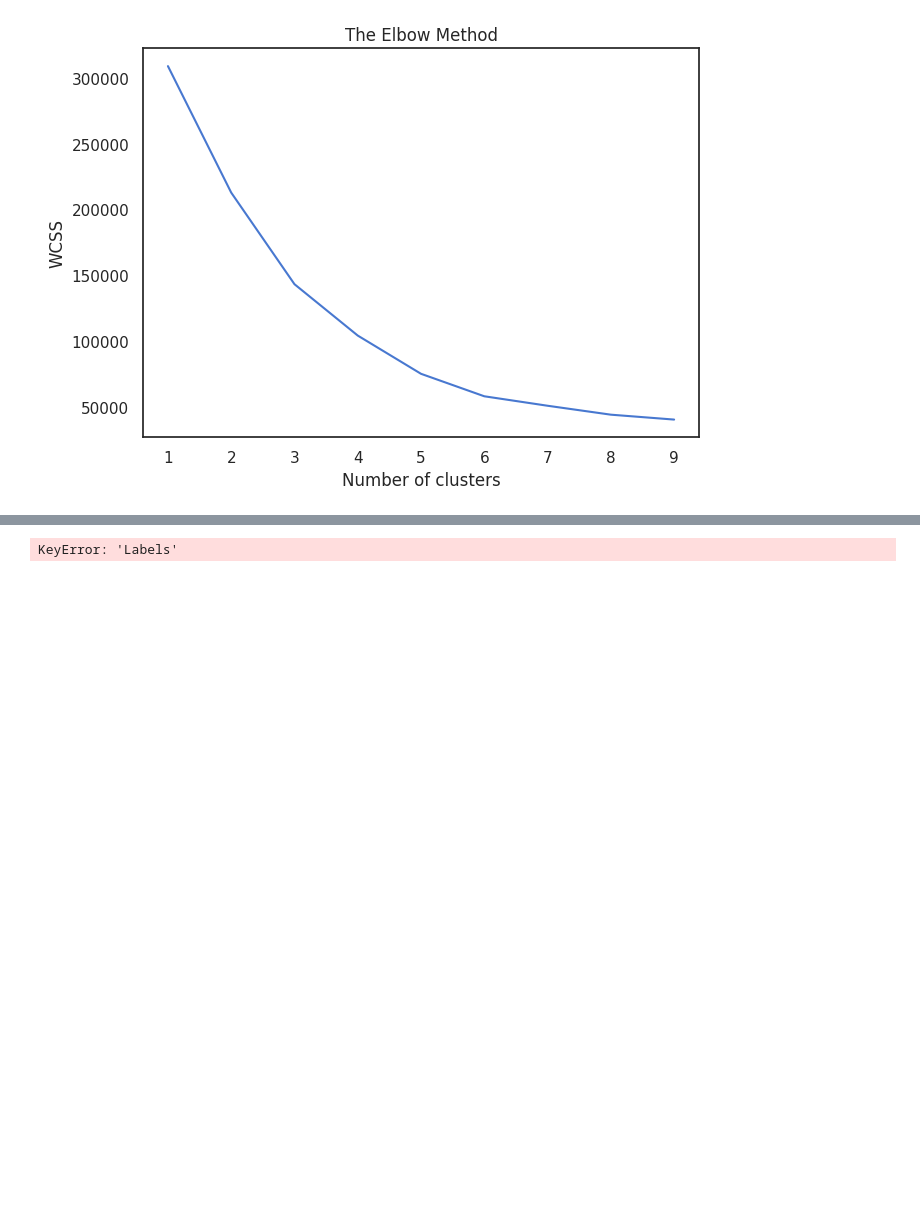
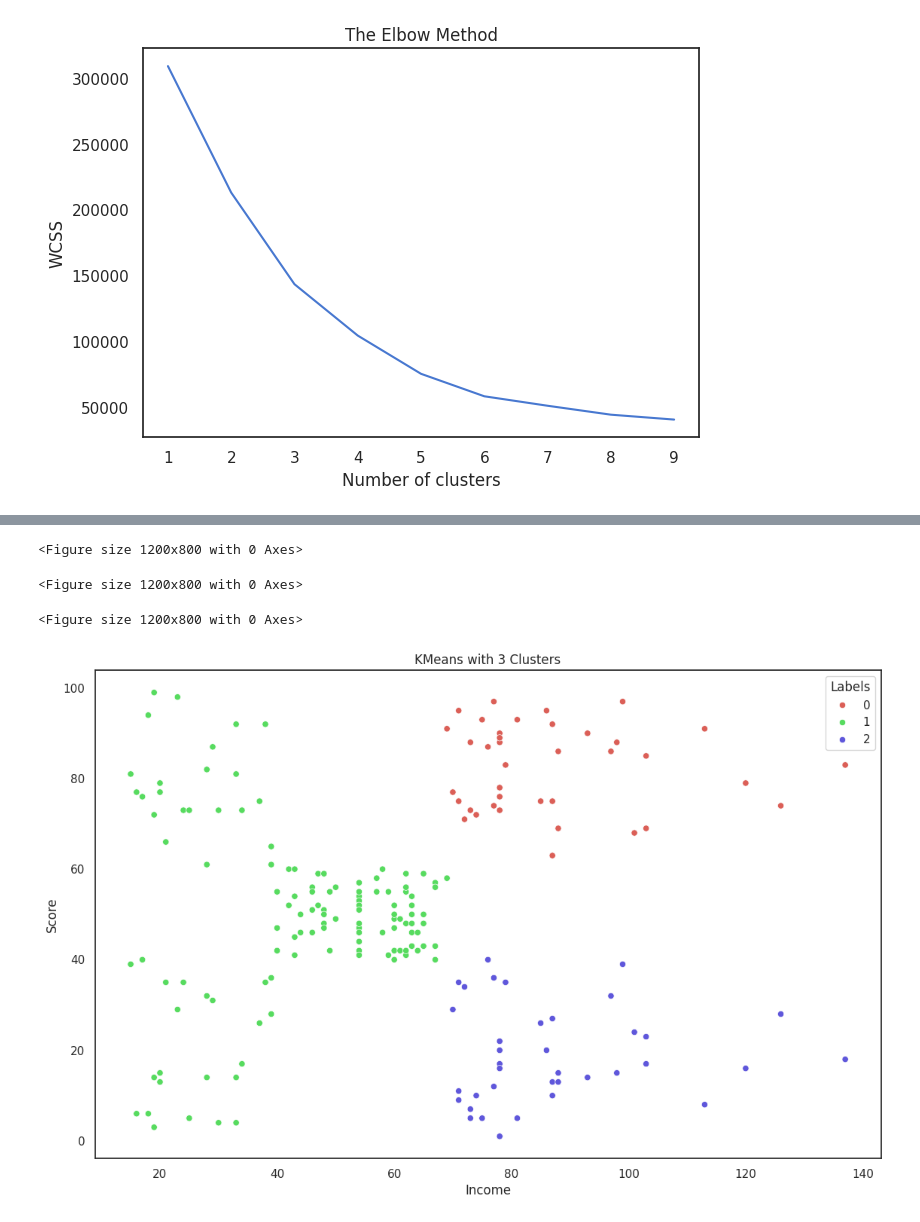
Before and after one commit to krishnadixit05/Mall-Customer-Segmentation, a Jupyter notebook: Hierarchial_Clustering_and_DBSCAN(AI_pr).ipynb, the cells around one changed output, grey strips where cells are left out. Cells and saved outputs as stored; diff of their text form; code cells hidden in the pictures; blank space fills up the shorter version.

```diff
--- a/Hierarchial_Clustering_and_DBSCAN(AI_pr).ipynb
+++ b/Hierarchial_Clustering_and_DBSCAN(AI_pr).ipynb
@@ -656,17 +660,16 @@ plt.show()
 dataset_1 = dataset.iloc[:,2:5]
 # %%
 # 3 cluster
-# Select only numerical features for clustering
-X_cluster = dataset_1.iloc[:, [0, 1, 2]]  # Assuming ['Age', 'Income', 'Score'] order in dataset_1
+km3 = KMeans(n_clusters=3).fit(dataset[['Income', 'Score', 'Age']]) # Select only numerical features
 
-# Assign labels back to the original DataFrame
-
-
+dataset['Labels'] = km3.labels_ #Assign labels to the original dataset
 plt.figure(figsize=(12, 8))
-# Access columns using integer position or .iloc
-sns.scatterplot(x=dataset_1.iloc[:, 1], y=dataset_1.iloc[:, 2], hue=dataset_1['Labels'],
+sns.scatterplot(x='Income', y='Score', hue='Labels', data=dataset, # Pass x, y, and hue as keyword arguments
                 palette=sns.color_palette('hls', 3))
 plt.title('KMeans with 3 Clusters')
 plt.show()
 # %% [output]
-KeyError: 'Labels'
+<Figure size 1200x800 with 0 Axes>
+<Figure size 1200x800 with 0 Axes>
+<Figure size 1200x800 with 0 Axes>
+[figure, added]
```
Also changed, not shown: parts of 22 cells of this notebook.
